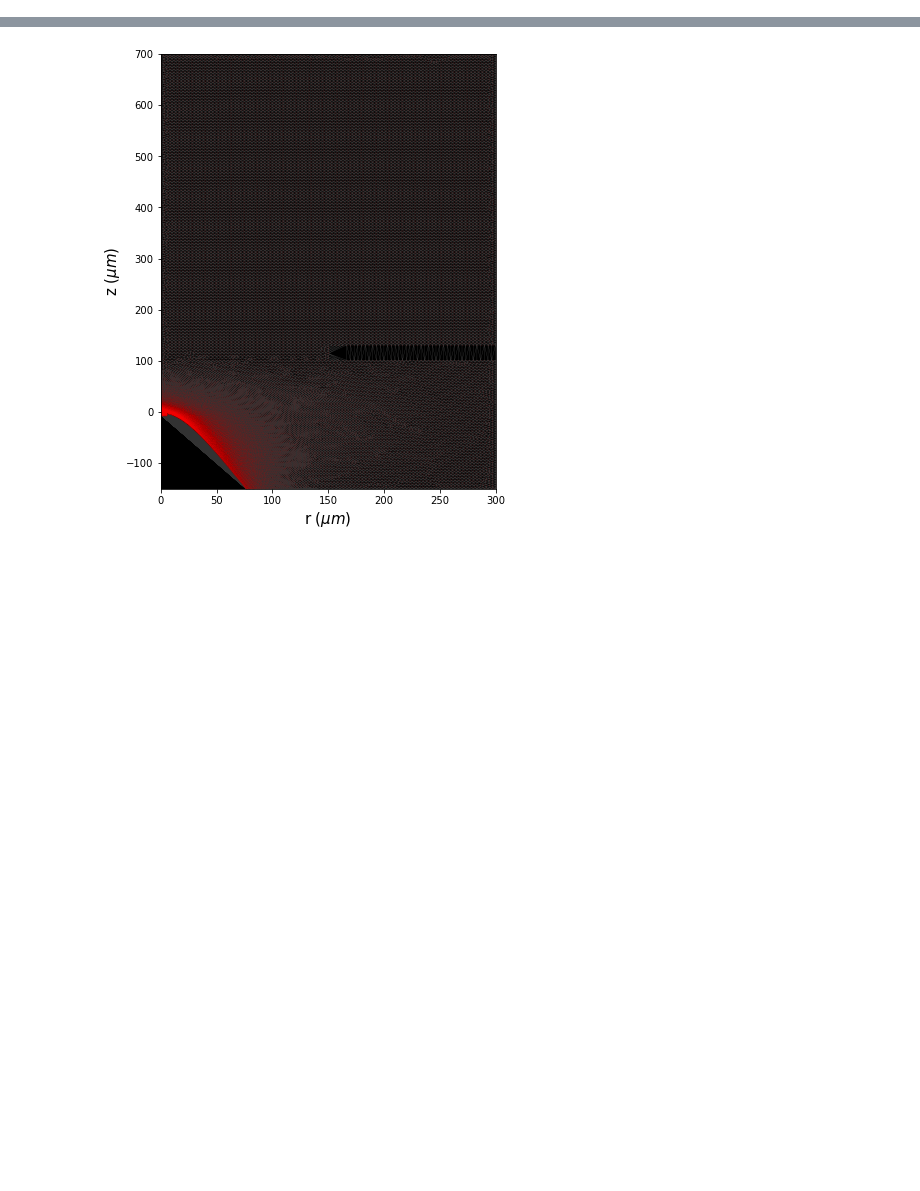
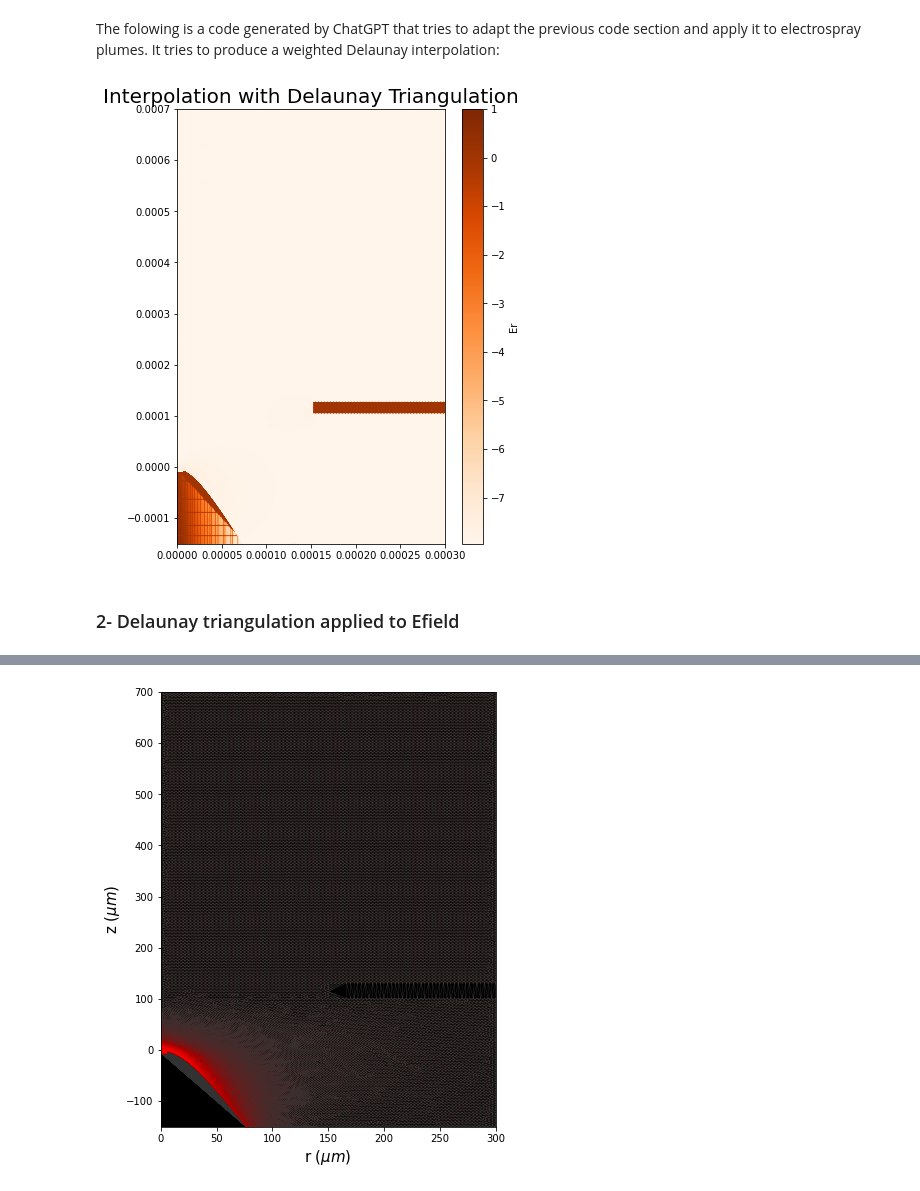
Before and after one commit to Rafid-Ben/Electrospray_DF_Py, a Jupyter notebook: interpolation.ipynb, the cells around one changed output, grey strips where cells are left out. Drawn from its saved outputs; the diff is of its cells as text; code cells hidden in the pictures; blank space fills up the shorter version.

```diff
--- a/interpolation.ipynb
+++ b/interpolation.ipynb
@@ -9,3 +53,58 @@ import plotly.graph_objects as go
+# %% [markdown]
+The folowing is a code generated by ChatGPT that tries to adapt the previous code section and apply it to electrospray plumes.
+It tries to produce a weighted Delaunay interpolation:
+# %%
+
+
+# Sort the data by (r, z) and get unique points with their corresponding Er values
+data = sorted(zip(r, z, Er))
+points, Er_values = np.array([(x[0], x[1]) for x in data]), np.array([x[2] for x in data])
+
+# Create a grid for interpolation
+r_min, r_max, nr = r.min(), r.max(), 500  # Adjust grid size as needed
+z_min, z_max, nz = z.min(), z.max(), 500  # Adjust grid size as needed
+r_lin = np.linspace(r_min, r_max, nr)
+z_lin = np.linspace(z_min, z_max, nz)
+rv, zv = np.meshgrid(r_lin, z_lin)
+
+# Flatten and stack the grid points
+pp = np.vstack((rv.flatten(), zv.flatten())).T
+
+# Compute Delaunay triangulation of the data points
+tri = Delaunay(points)
+
+# Find the simplices containing each point in the grid
+ss = tri.find_simplex(pp)
+
+# For each point in the grid, compute its barycentric coordinates within
+# its simplex, and use them to interpolate the function value
+out = np.zeros_like(rv)
+ndim = tri.transform.shape[2]
+for i in np.unique(ss):  # for all simplices (triangles)
+    p = pp[ss == i]  # all points in the simplex
+    # compute the barycentric coordinates of the points
+    b = tri.transform[i, :ndim].dot(np.transpose(p) - tri.transform[i, ndim].reshape(-1,1))
+    αβγ = np.c_[np.transpose(b), 1 - b.sum(axis=0)]
+    # Here we need to use the indices of the points in the simplices, not the coordinates
+    sp_indices = tri.simplices[i]
+    # scale and shift the p coordinates to get indices
+    ix = ((p[:, 0] - r_min) / (r_max - r_min) * (nr - 1)).astype(int)
+    iy = ((p[:, 1] - z_min) / (z_max - z_min) * (nz - 1)).astype(int)
+    if len(αβγ) > 0:
+        out[ix, iy] = αβγ @ Er_values[sp_indices]
+out = out / out.max()  # normalize for color scale
+
+# Plot the interpolated function
+plt.figure(figsize=(6,8))
+plt.imshow(out.T, origin='lower', extent=[r_min, r_max, z_min, z_max], aspect='auto', cmap='Oranges')
+plt.colorbar(label='Er')
+plt.scatter(points[:, 0], points[:, 1], c=Er_values, s=10, cmap='Oranges')
+plt.title('Interpolation with Delaunay Triangulation', size=20)
+plt.show()
+# %% [output]
+[figure, added]
+# %% [markdown]
+### 2- Delaunay triangulation applied to Efield
 # %%
 info = np.loadtxt('E_field/info.txt')
 convert_dist=info[1]
```
Also changed, not shown: parts of 31 cells of this notebook.
